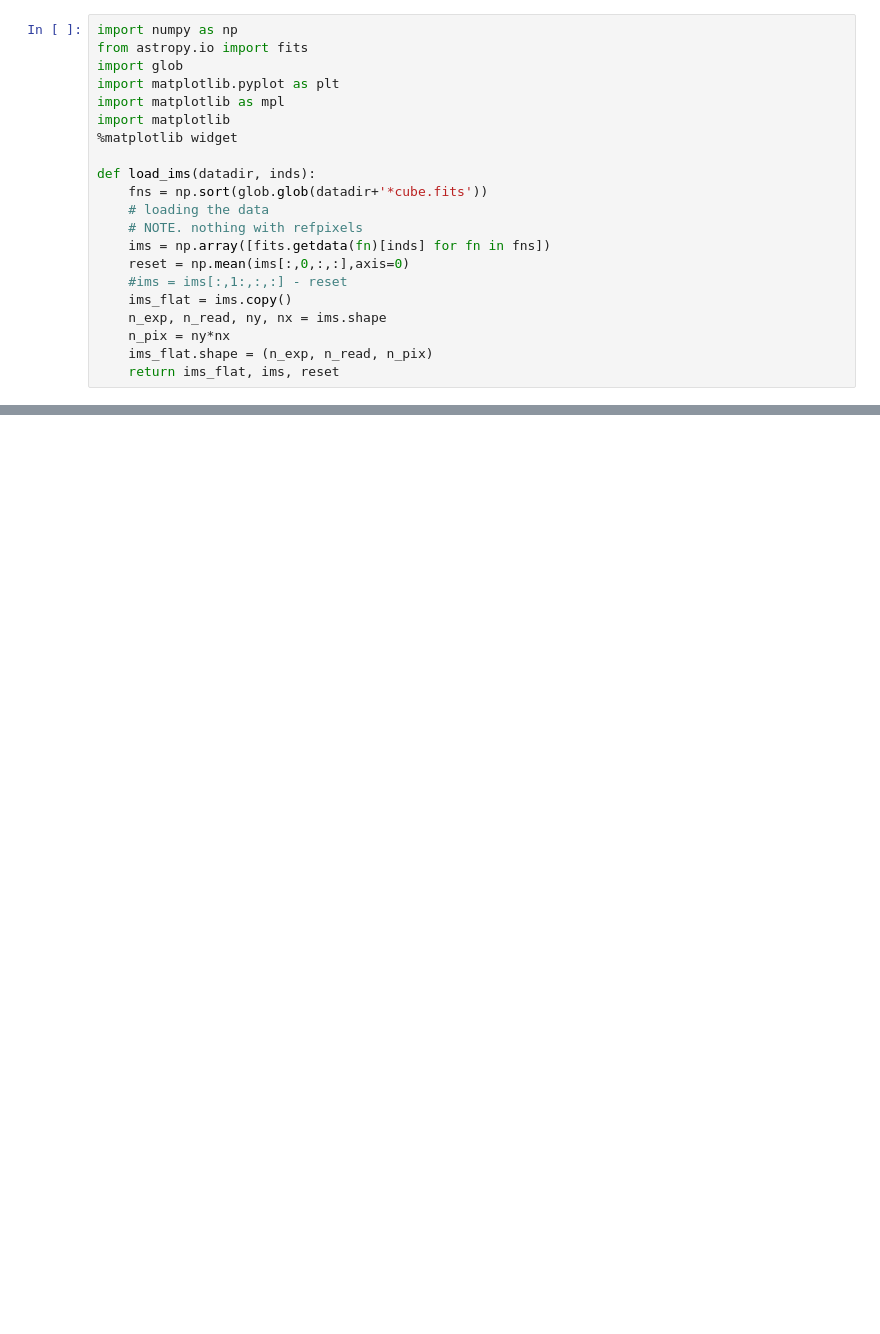
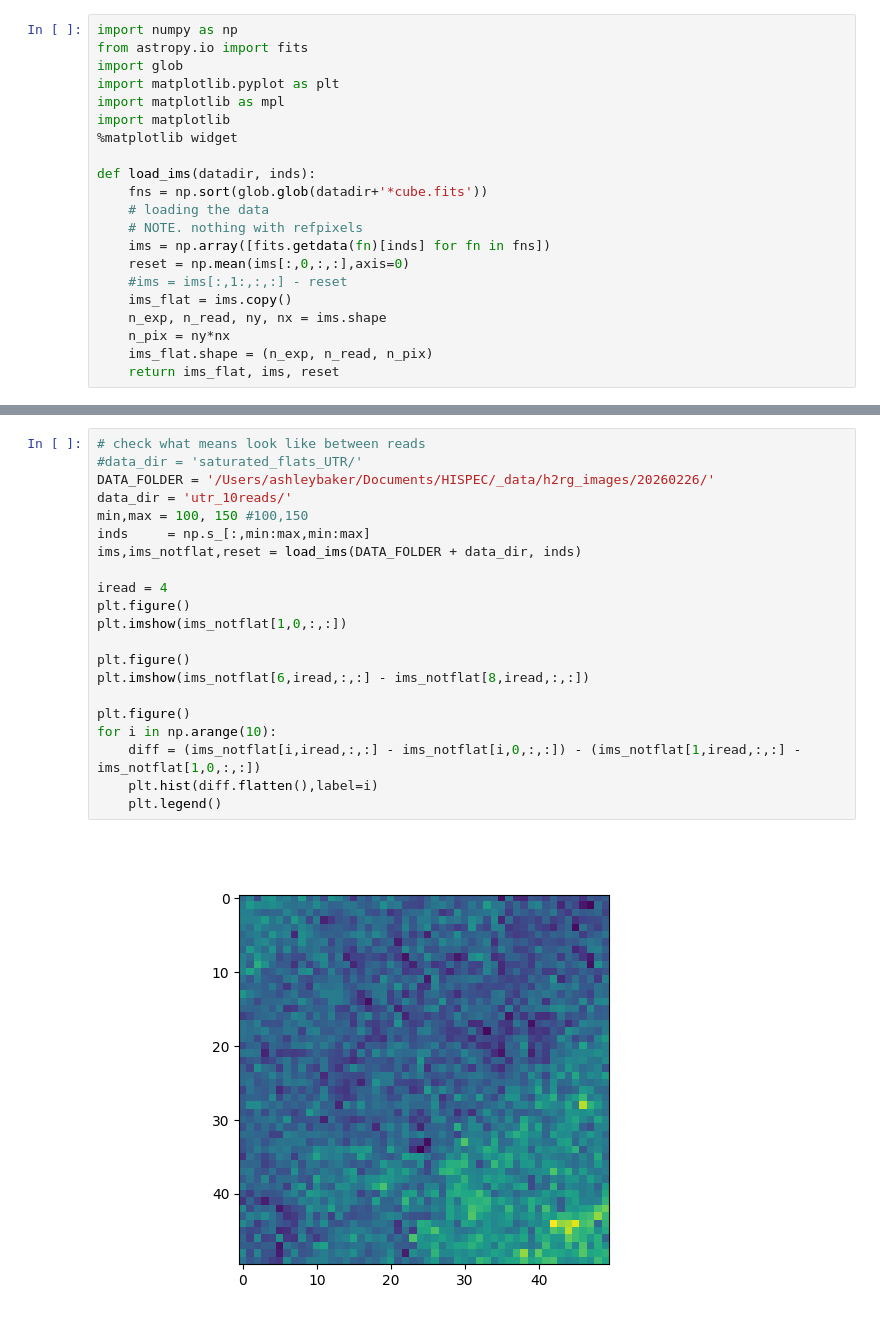
Before and after one commit to ashbake/H2RGDetectorCharacterization, a Jupyter notebook: mikes_code/SCALES PTC test.ipynb, the cells around one changed output, grey strips where cells are left out. Drawn from its saved outputs; the diff is of its cells as text; blank space fills up the shorter version.

```diff
--- a/mikes_code/SCALES PTC test.ipynb
+++ b/mikes_code/SCALES PTC test.ipynb
@@ -73,0 +168,23 @@ plt.plot(ims_notflat_sat[0,:,10,10]* result.gain)
+# %%
+# check what means look like between reads
+#data_dir = 'saturated_flats_UTR/'
+DATA_FOLDER = '/Users/ashleybaker/Documents/HISPEC/_data/h2rg_images/20260226/'
+data_dir = 'utr_10reads/'
+min,max = 100, 150 #100,150
+inds     = np.s_[:,min:max,min:max]
+ims,ims_notflat,reset = load_ims(DATA_FOLDER + data_dir, inds)
+
+iread = 4
+plt.figure()
+plt.imshow(ims_notflat[1,0,:,:])
+
+plt.figure()
+plt.imshow(ims_notflat[6,iread,:,:] - ims_notflat[8,iread,:,:])
+
+plt.figure()
+for i in np.arange(10):
+    diff = (ims_notflat[i,iread,:,:] - ims_notflat[i,0,:,:]) - (ims_notflat[1,iread,:,:] - ims_notflat[1,0,:,:])
+    plt.hist(diff.flatten(),label=i)
+    plt.legend()
+# %% [output]
+[figure, added]
```
Also changed, not shown: parts of 7 cells of this notebook, 1 other file.
